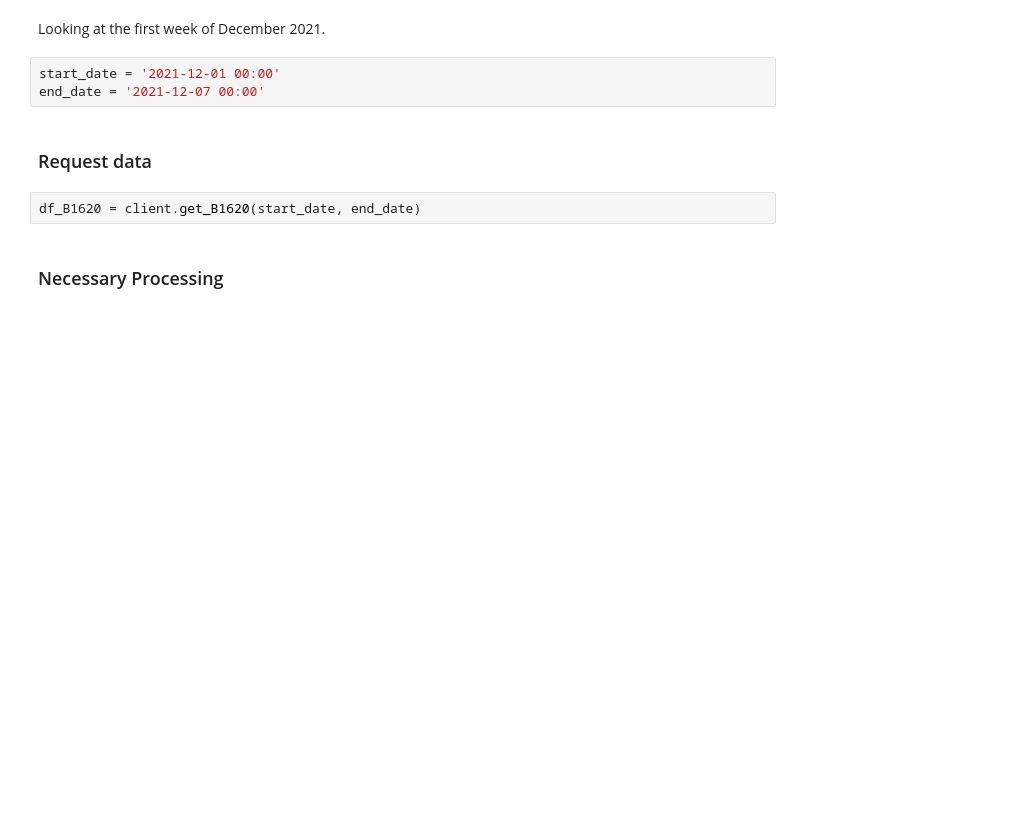
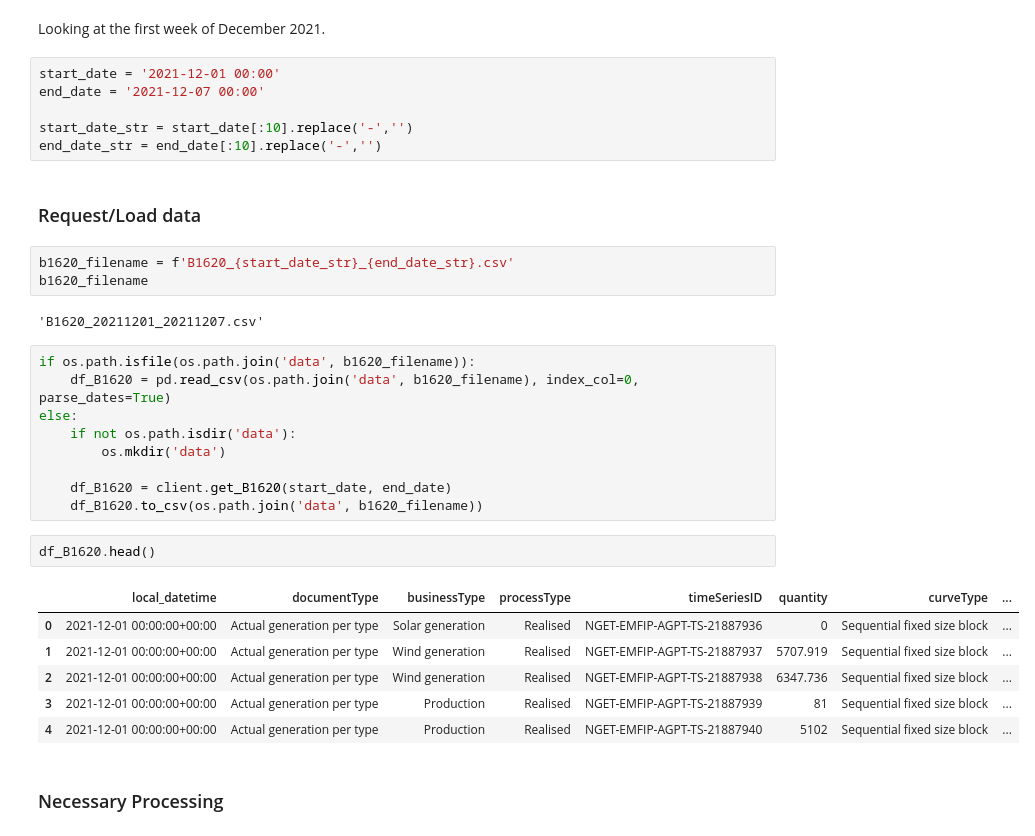
Before and after one commit to Cam-MLPW-MLMI-21-22/elexon-data-portal, a Jupyter notebook: elexon.ipynb, the cells around one changed output. Saved outputs shown, nothing was run; the diff lists cells and outputs as text; blank space fills up the shorter version.

```diff
--- a/elexon.ipynb
+++ b/elexon.ipynb
@@ -54,10 +55,34 @@ Looking at the first week of December 2021.
 # %%
 start_date = '2021-12-01 00:00'
 end_date = '2021-12-07 00:00'
+
+start_date_str = start_date[:10].replace('-','')
+end_date_str = end_date[:10].replace('-','')
 # %% [markdown]
-### Request data
+### Request/Load data
-# %%
-df_B1620 = client.get_B1620(start_date, end_date)
+# %%
+b1620_filename = f'B1620_{start_date_str}_{end_date_str}.csv'
+b1620_filename
+# %% [output]
+'B1620_20211201_20211207.csv'
+# %%
+if os.path.isfile(os.path.join('data', b1620_filename)):
+    df_B1620 = pd.read_csv(os.path.join('data', b1620_filename), index_col=0, parse_dates=True)
+else:
+    if not os.path.isdir('data'):
+        os.mkdir('data')
+
+    df_B1620 = client.get_B1620(start_date, end_date)
+    df_B1620.to_csv(os.path.join('data', b1620_filename))
+# %%
+df_B1620.head()
+# %% [output]
+|  | local_datetime | documentType | businessType | processType | timeSeriesID | quantity | curveType | ... |
+| 0 | 2021-12-01 00:00:00+00:00 | Actual generation per type | Solar generation | Realised | NGET-EMFIP-AGPT-TS-21887936 | 0 | Sequential fixed size block | ... |
+| 1 | 2021-12-01 00:00:00+00:00 | Actual generation per type | Wind generation | Realised | NGET-EMFIP-AGPT-TS-21887937 | 5707.919 | Sequential fixed size block | ... |
+| 2 | 2021-12-01 00:00:00+00:00 | Actual generation per type | Wind generation | Realised | NGET-EMFIP-AGPT-TS-21887938 | 6347.736 | Sequential fixed size block | ... |
+| 3 | 2021-12-01 00:00:00+00:00 | Actual generation per type | Production | Realised | NGET-EMFIP-AGPT-TS-21887939 | 81 | Sequential fixed size block | ... |
+| 4 | 2021-12-01 00:00:00+00:00 | Actual generation per type | Production | Realised | NGET-EMFIP-AGPT-TS-21887940 | 5102 | Sequential fixed size block | ... |
 # %% [markdown]
 ### Necessary Processing
 # %% [markdown]
```
Also changed, not shown: parts of 26 cells of this notebook, 1 other file.
